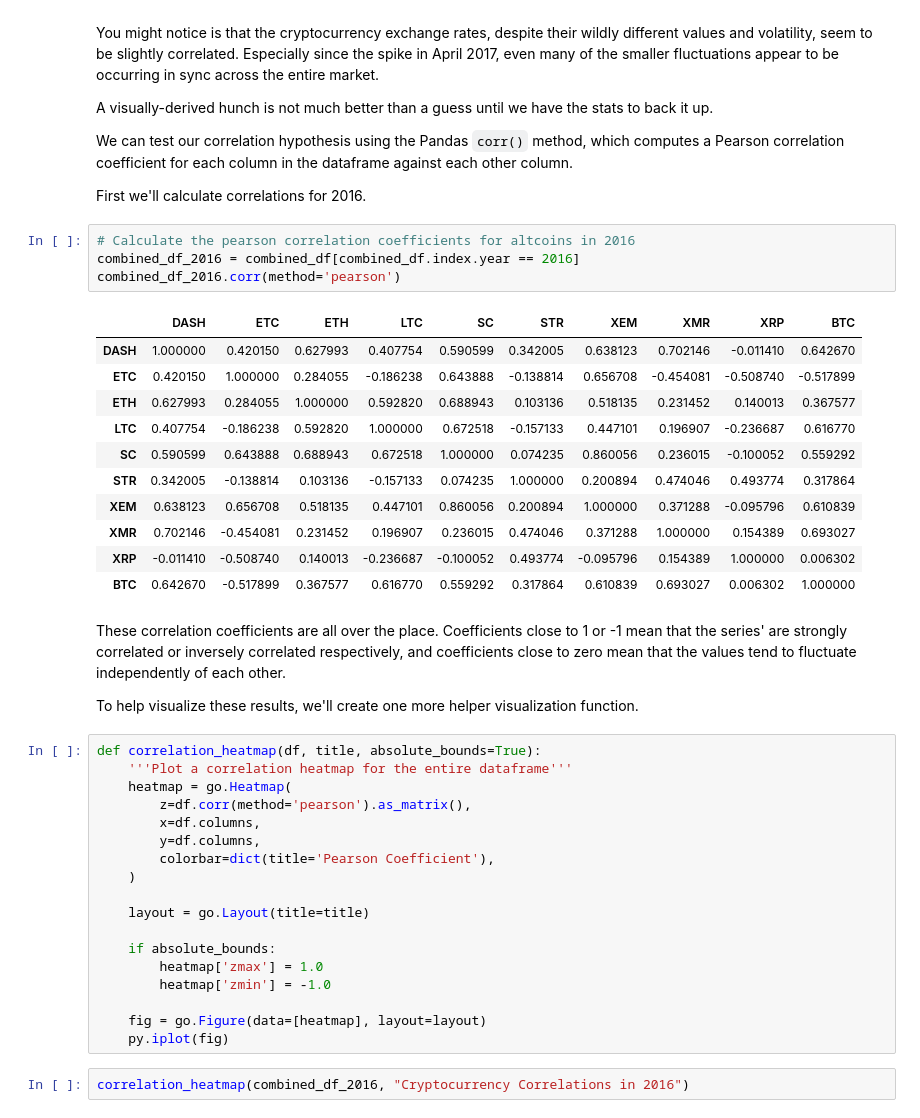
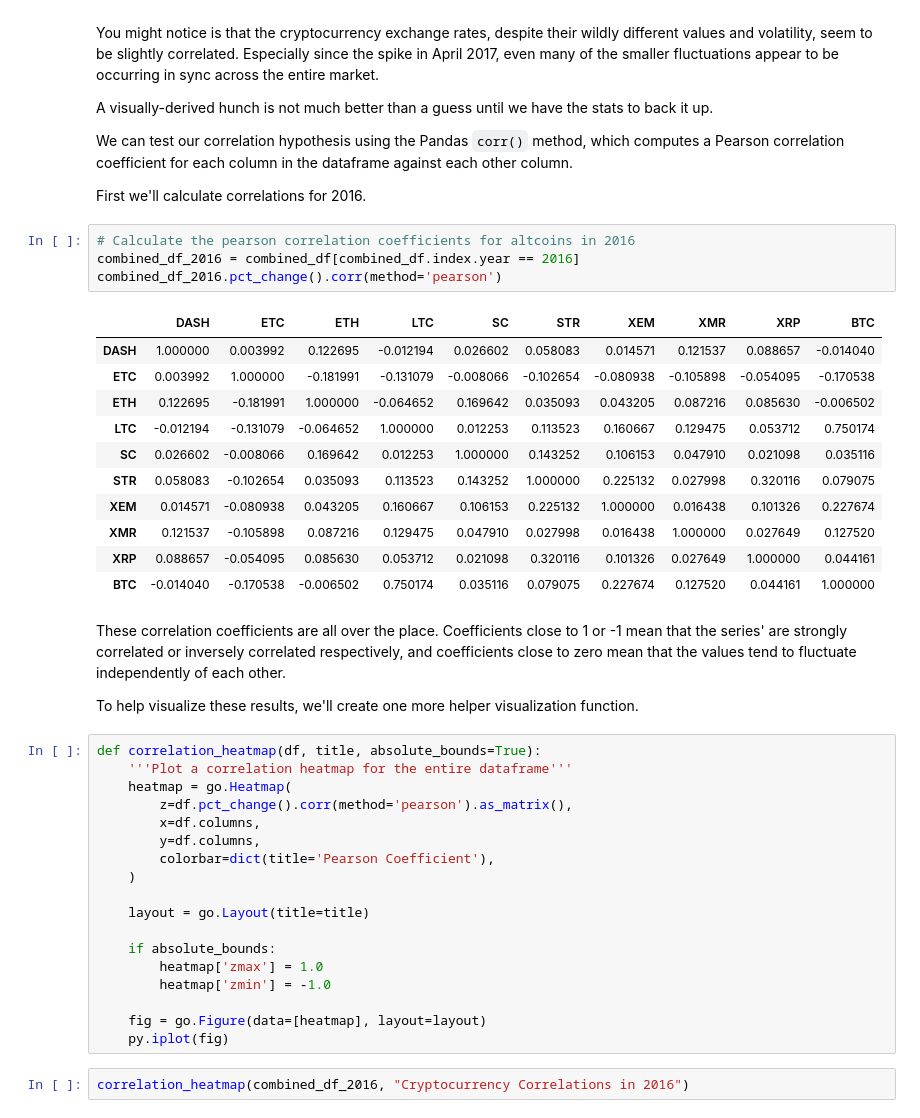
Before and after one commit to triestpa/Cryptocurrency-Analysis-Python, a Jupyter notebook: Cryptocurrency-Pricing-Analysis.ipynb, the cells around one changed output. Drawn from its saved outputs; the diff is of its cells as text.

```diff
--- a/Cryptocurrency-Pricing-Analysis.ipynb
+++ b/Cryptocurrency-Pricing-Analysis.ipynb
@@ -370,19 +370,19 @@ First we'll calculate correlations for 2016.
 # %%
 # Calculate the pearson correlation coefficients for altcoins in 2016
 combined_df_2016 = combined_df[combined_df.index.year == 2016]
-combined_df_2016.corr(method='pearson')
+combined_df_2016.pct_change().corr(method='pearson')
 # %% [output]
 |  | DASH | ETC | ETH | LTC | SC | STR | XEM | XMR | XRP | BTC |
-| DASH | 1.000000 | 0.420150 | 0.627993 | 0.407754 | 0.590599 | 0.342005 | 0.638123 | 0.702146 | -0.011410 | 0.642670 |
-| ETC | 0.420150 | 1.000000 | 0.284055 | -0.186238 | 0.643888 | -0.138814 | 0.656708 | -0.454081 | -0.508740 | -0.517899 |
-| ETH | 0.627993 | 0.284055 | 1.000000 | 0.592820 | 0.688943 | 0.103136 | 0.518135 | 0.231452 | 0.140013 | 0.367577 |
-| LTC | 0.407754 | -0.186238 | 0.592820 | 1.000000 | 0.672518 | -0.157133 | 0.447101 | 0.196907 | -0.236687 | 0.616770 |
-| SC | 0.590599 | 0.643888 | 0.688943 | 0.672518 | 1.000000 | 0.074235 | 0.860056 | 0.236015 | -0.100052 | 0.559292 |
-| STR | 0.342005 | -0.138814 | 0.103136 | -0.157133 | 0.074235 | 1.000000 | 0.200894 | 0.474046 | 0.493774 | 0.317864 |
-| XEM | 0.638123 | 0.656708 | 0.518135 | 0.447101 | 0.860056 | 0.200894 | 1.000000 | 0.371288 | -0.095796 | 0.610839 |
-| XMR | 0.702146 | -0.454081 | 0.231452 | 0.196907 | 0.236015 | 0.474046 | 0.371288 | 1.000000 | 0.154389 | 0.693027 |
-| XRP | -0.011410 | -0.508740 | 0.140013 | -0.236687 | -0.100052 | 0.493774 | -0.095796 | 0.154389 | 1.000000 | 0.006302 |
-| BTC | 0.642670 | -0.517899 | 0.367577 | 0.616770 | 0.559292 | 0.317864 | 0.610839 | 0.693027 | 0.006302 | 1.000000 |
+| DASH | 1.000000 | 0.003992 | 0.122695 | -0.012194 | 0.026602 | 0.058083 | 0.014571 | 0.121537 | 0.088657 | -0.014040 |
+| ETC | 0.003992 | 1.000000 | -0.181991 | -0.131079 | -0.008066 | -0.102654 | -0.080938 | -0.105898 | -0.054095 | -0.170538 |
+| ETH | 0.122695 | -0.181991 | 1.000000 | -0.064652 | 0.169642 | 0.035093 | 0.043205 | 0.087216 | 0.085630 | -0.006502 |
+| LTC | -0.012194 | -0.131079 | -0.064652 | 1.000000 | 0.012253 | 0.113523 | 0.160667 | 0.129475 | 0.053712 | 0.750174 |
+| SC | 0.026602 | -0.008066 | 0.169642 | 0.012253 | 1.000000 | 0.143252 | 0.106153 | 0.047910 | 0.021098 | 0.035116 |
+| STR | 0.058083 | -0.102654 | 0.035093 | 0.113523 | 0.143252 | 1.000000 | 0.225132 | 0.027998 | 0.320116 | 0.079075 |
+| XEM | 0.014571 | -0.080938 | 0.043205 | 0.160667 | 0.106153 | 0.225132 | 1.000000 | 0.016438 | 0.101326 | 0.227674 |
+| XMR | 0.121537 | -0.105898 | 0.087216 | 0.129475 | 0.047910 | 0.027998 | 0.016438 | 1.000000 | 0.027649 | 0.127520 |
+| XRP | 0.088657 | -0.054095 | 0.085630 | 0.053712 | 0.021098 | 0.320116 | 0.101326 | 0.027649 | 1.000000 | 0.044161 |
+| BTC | -0.014040 | -0.170538 | -0.006502 | 0.750174 | 0.035116 | 0.079075 | 0.227674 | 0.127520 | 0.044161 | 1.000000 |
 # %% [markdown]
 These correlation coefficients are all over the place.  Coefficients close to 1 or -1 mean that the series' are strongly correlated or inversely correlated respectively, and coefficients close to zero mean that the values tend to fluctuate independently of each other.
 
@@ -391,7 +391,7 @@ To help visualize these results, we'll create one more helper visualization func
 def correlation_heatmap(df, title, absolute_bounds=True):
     '''Plot a correlation heatmap for the entire dataframe'''
     heatmap = go.Heatmap(
-        z=df.corr(method='pearson').as_matrix(),
+        z=df.pct_change().corr(method='pearson').as_matrix(),
         x=df.columns,
         y=df.columns,
         colorbar=dict(title='Pearson Coefficient'),
```
Also changed, not shown: parts of 4 cells of this notebook, 1 other file.
